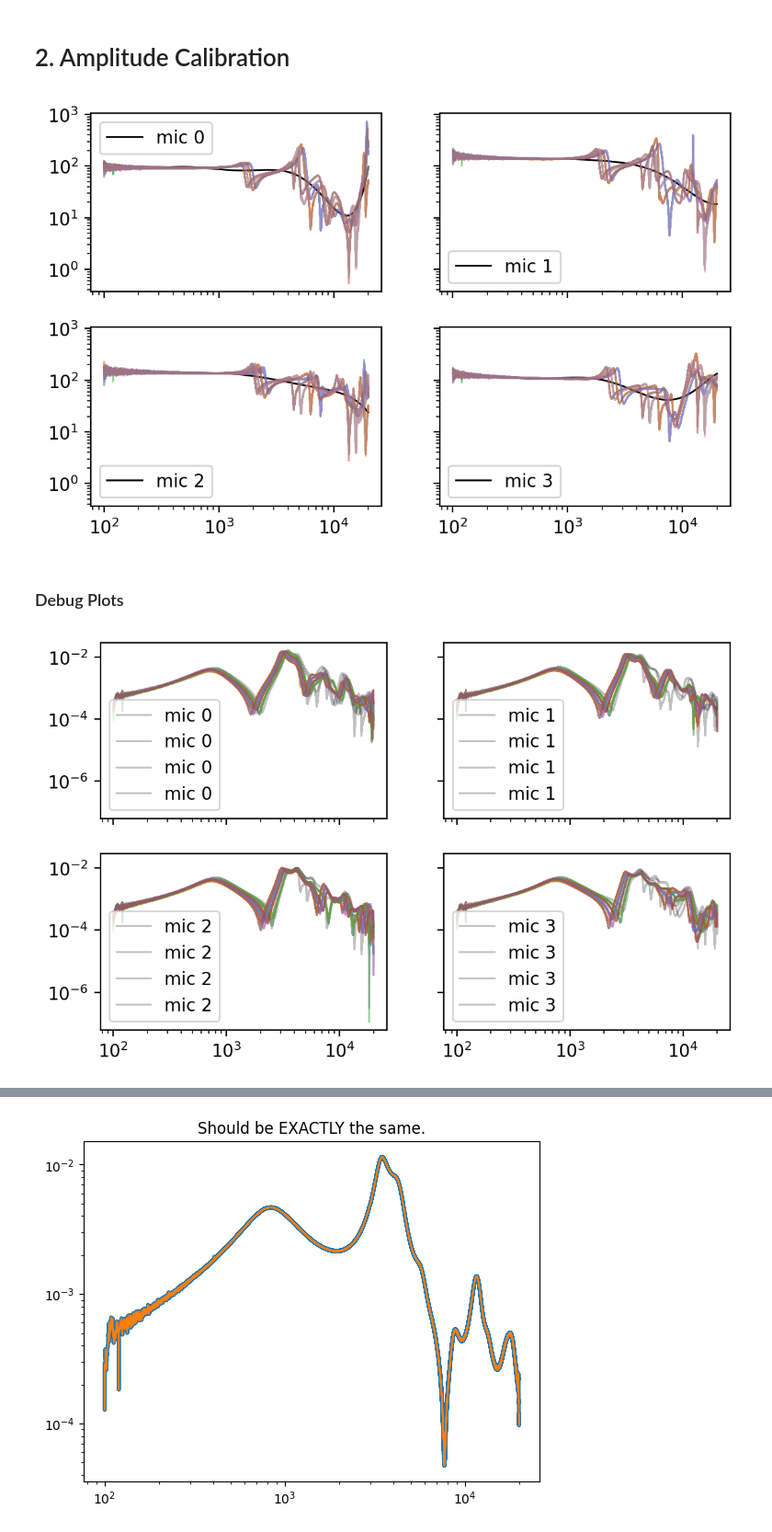
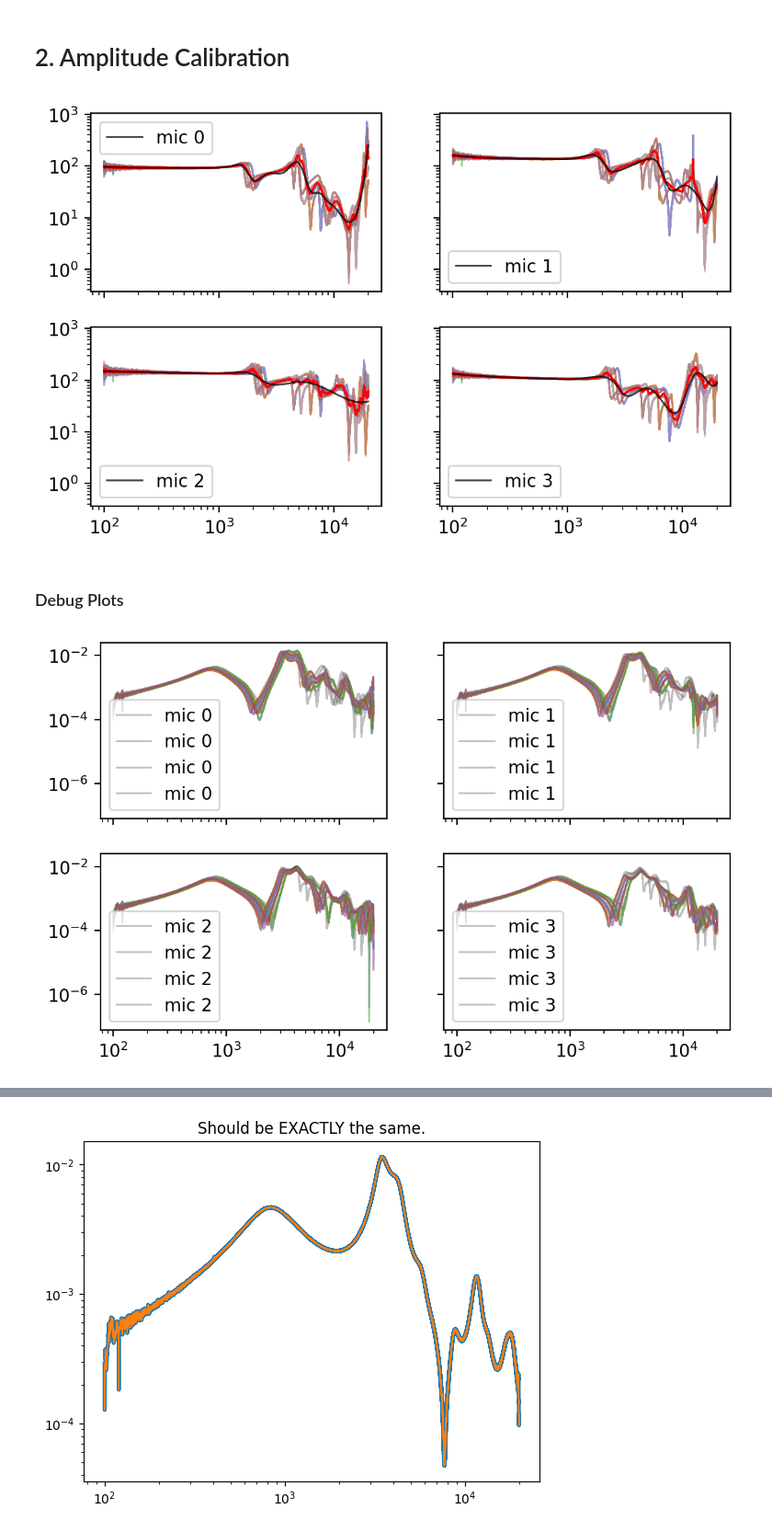
Before and after one commit to Tympan/auren-python, a Jupyter notebook: jupyter_notebooks/2024-03-29_owai_calibration_1.ipynb, the cells around one changed output, grey strips where cells are left out. Shown at 92% size. Cells and saved outputs as stored; diff of their text form; code cells hidden in the pictures.

Commit message:
ENH: Using spline fit instead of polynomial fit.

```diff
--- a/jupyter_notebooks/2024-03-29_owai_calibration_1.ipynb
+++ b/jupyter_notebooks/2024-03-29_owai_calibration_1.ipynb
@@ -368,28 +368,36 @@ p_theory_mic = np.array([[[get_ptheory(
 # %%
 mic_p_correction = p_theory_mic / p[:p_ref.shape[0]]
 N = p_ref.shape[0]
-polydata = [np.polyfit(np.log10(f[:N].ravel()), np.log10(np.abs(mic_p_correction[:, :, i]).ravel()), deg=7, w=1/f[:N].ravel())
-            for i in range(p.shape[2])]
-# polydata = [np.polyfit(np.log10(f[:N].ravel()), np.log10(np.abs(mic_p_correction[:, :, i]).ravel()), deg=9, w=1/np.log10(f[:N].ravel()))
+# polydata = [np.polyfit(np.log10(f[:N].ravel()), np.log10(np.abs(mic_p_correction[:, :, i]).ravel()), deg=7, w=1/f[:N].ravel())
 #             for i in range(p.shape[2])]
-# polydata = [np.polyfit(np.log10(f[:N].ravel()), np.log10(np.abs(mic_p_correction[:, :, i]).ravel()), deg=5)
-#             for i in range(p.shape[2])]
+# # polydata = [np.polyfit(np.log10(f[:N].ravel()), np.log10(np.abs(mic_p_correction[:, :, i]).ravel()), deg=9, w=1/np.log10(f[:N].ravel()))
+# #             for i in range(p.shape[2])]
+# # polydata = [np.polyfit(np.log10(f[:N].ravel()), np.log10(np.abs(mic_p_correction[:, :, i]).ravel()), deg=5)
+# #             for i in range(p.shape[2])]
+# calibration_data["mic_amplitude"] = polydata
+# calibration_data["mic_amplitude_f"] = lambda f, p: np.stack([10**np.polyval(p[i], np.log10(f)) for i in range(len(p))], axis=0)
 
-calibration_data["mic_amplitude"] = polydata
-calibration_data["mic_amplitude_f"] = lambda f, p: np.stack([10**np.polyval(p[i], np.log10(f)) for i in range(len(p))], axis=0)
+splinedata = [interpolate.splrep(
+    np.log10(f[N, 0]), np.log10(np.abs(mic_p_correction[:, :, i].mean(axis=1).mean(axis=0))),
+    w=1/f[N, 0],
+    s=1.5/f.shape[-1]) for i in range(p.shape[2])]
+calibration_data["mic_amplitude"] = splinedata
+calibration_data["mic_amplitude_f"] = lambda f, p: np.stack([10**interpolate.splev(np.log10(f), p[i]) for i in range(len(p))], axis=0)
+
 
 mic_cal = calibration_data["mic_amplitude_f"](f[0, 0], calibration_data["mic_amplitude"])
 fig, axs = plt.subplots(2, 2, sharex=True, sharey=True, **figkwargs)
 for i in range(2):
     for j in range(2):
         ii = i * 2 + j
         lw = 1
-        axs[i,j].loglog(f[0, 0], np.abs(mic_cal[ii]).T, 'k', label="mic %d" % ii, lw=lw, alpha=1)
         axs[i,j].loglog(f[0, 0], np.abs(mic_p_correction[:, :, ii]).T.reshape(f[0, 0].size, -1), lw=lw, alpha=0.5)
+        axs[i,j].loglog(f[0, 0], np.abs(mic_p_correction[:, :, ii]).mean(axis=1).mean(axis=0), 'r', lw=1, alpha=1)
+        axs[i,j].loglog(f[0, 0], np.abs(mic_cal[ii]).T, 'k', label="mic %d" % ii, lw=lw, alpha=0.75)
         axs[i,j].legend()
 plt.show()
 # %% [output]
-[figure, old version]
+[figure, new version]
 # %% [markdown]
 ### Debug Plots
 # %%
@@ -404,7 +412,7 @@ for i in range(2):
         axs[i,j].legend()
 plt.show()
 # %% [output]
-[figure, old version]
+[figure, new version]
 # %%
 fig, axs = plt.subplots(1, 1, sharex=True, sharey=True, **figkwargs)
 i = 1; j=1
```
Also changed, not shown: parts of 2 cells of this notebook.
